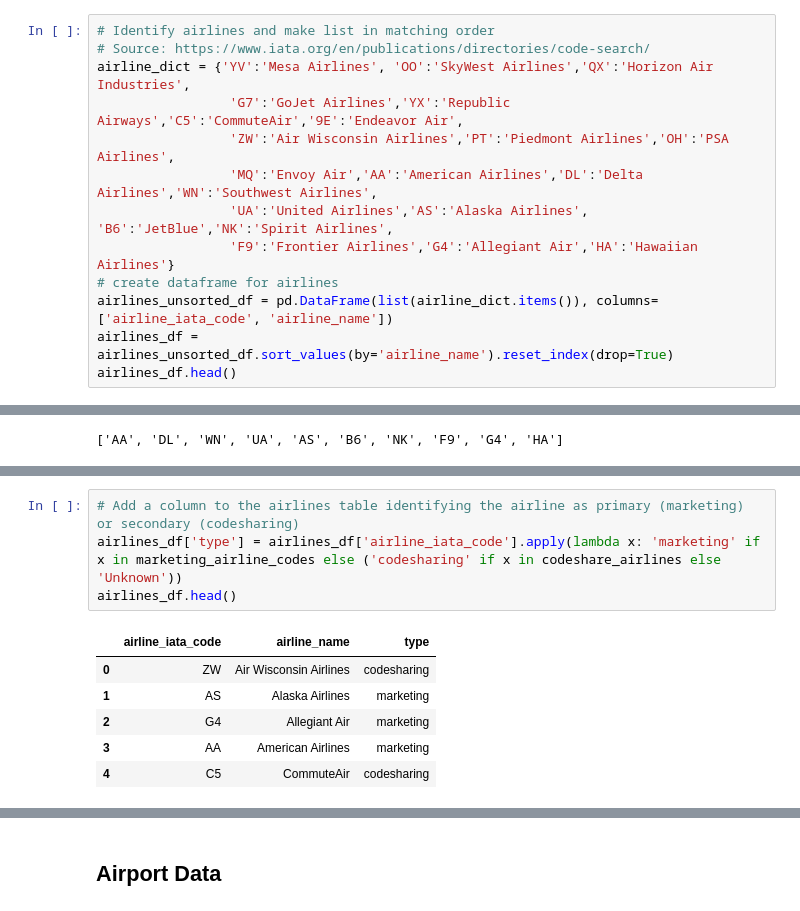
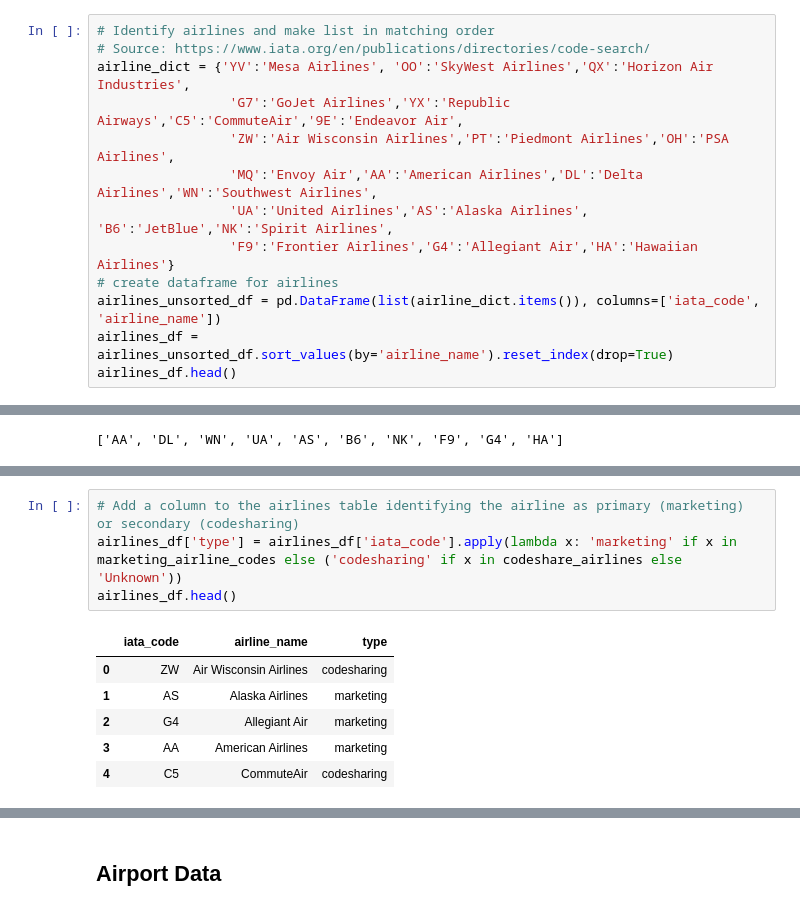
Before and after one commit to redpandata19/project3_team2, a Jupyter notebook: Cleanup2.ipynb, the cells around one changed output, grey strips where cells are left out. Saved outputs shown, nothing was run; the diff lists cells and outputs as text.

```diff
--- a/Cleanup2.ipynb
+++ b/Cleanup2.ipynb
@@ -241,7 +269,7 @@ airline_dict = {'YV':'Mesa Airlines', 'OO':'SkyWest Airlines','QX':'Horizon Air
                  'UA':'United Airlines','AS':'Alaska Airlines', 'B6':'JetBlue','NK':'Spirit Airlines',
                  'F9':'Frontier Airlines','G4':'Allegiant Air','HA':'Hawaiian Airlines'}
 # create dataframe for airlines
-airlines_unsorted_df = pd.DataFrame(list(airline_dict.items()), columns=['airline_iata_code', 'airline_name'])
+airlines_unsorted_df = pd.DataFrame(list(airline_dict.items()), columns=['iata_code', 'airline_name'])
 airlines_df = airlines_unsorted_df.sort_values(by='airline_name').reset_index(drop=True)
 airlines_df.head()
 # %% [output]
@@ -289,10 +317,10 @@ results
  'ZW': ['UA', 'AA']}
 # %%
 # Add a column to the airlines table identifying the airline as primary (marketing) or secondary (codesharing)
-airlines_df['type'] = airlines_df['airline_iata_code'].apply(lambda x: 'marketing' if x in marketing_airline_codes else ('codesharing' if x in codeshare_airlines else 'Unknown'))
+airlines_df['type'] = airlines_df['iata_code'].apply(lambda x: 'marketing' if x in marketing_airline_codes else ('codesharing' if x in codeshare_airlines else 'Unknown'))
 airlines_df.head()
 # %% [output]
-|  | airline_iata_code | airline_name | type |
+|  | iata_code | airline_name | type |
 | 0 | ZW | Air Wisconsin Airlines | codesharing |
 | 1 | AS | Alaska Airlines | marketing |
 | 2 | G4 | Allegiant Air | marketing |
```
Also changed, not shown: parts of 17 cells of this notebook, 14 other files.
